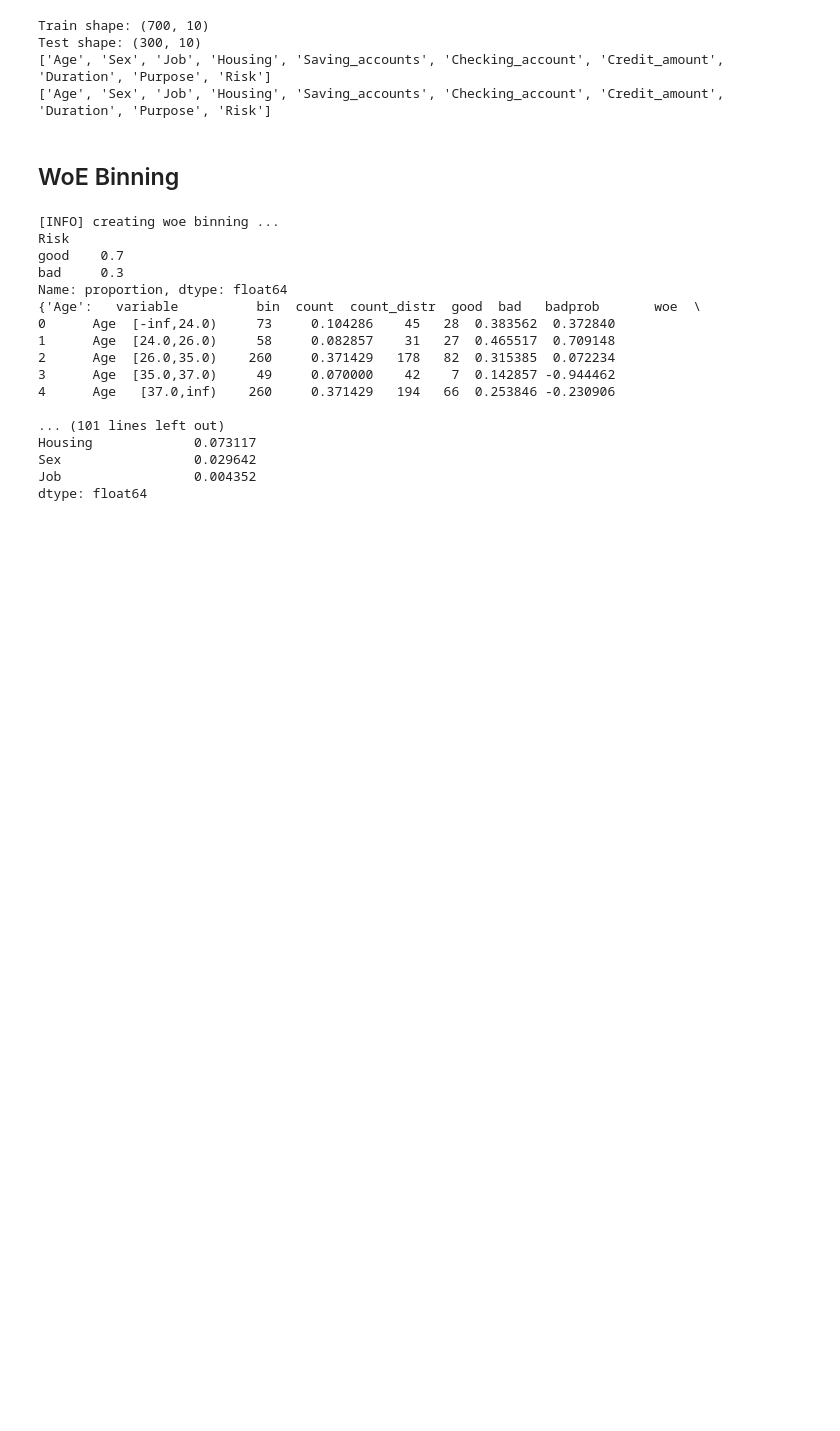
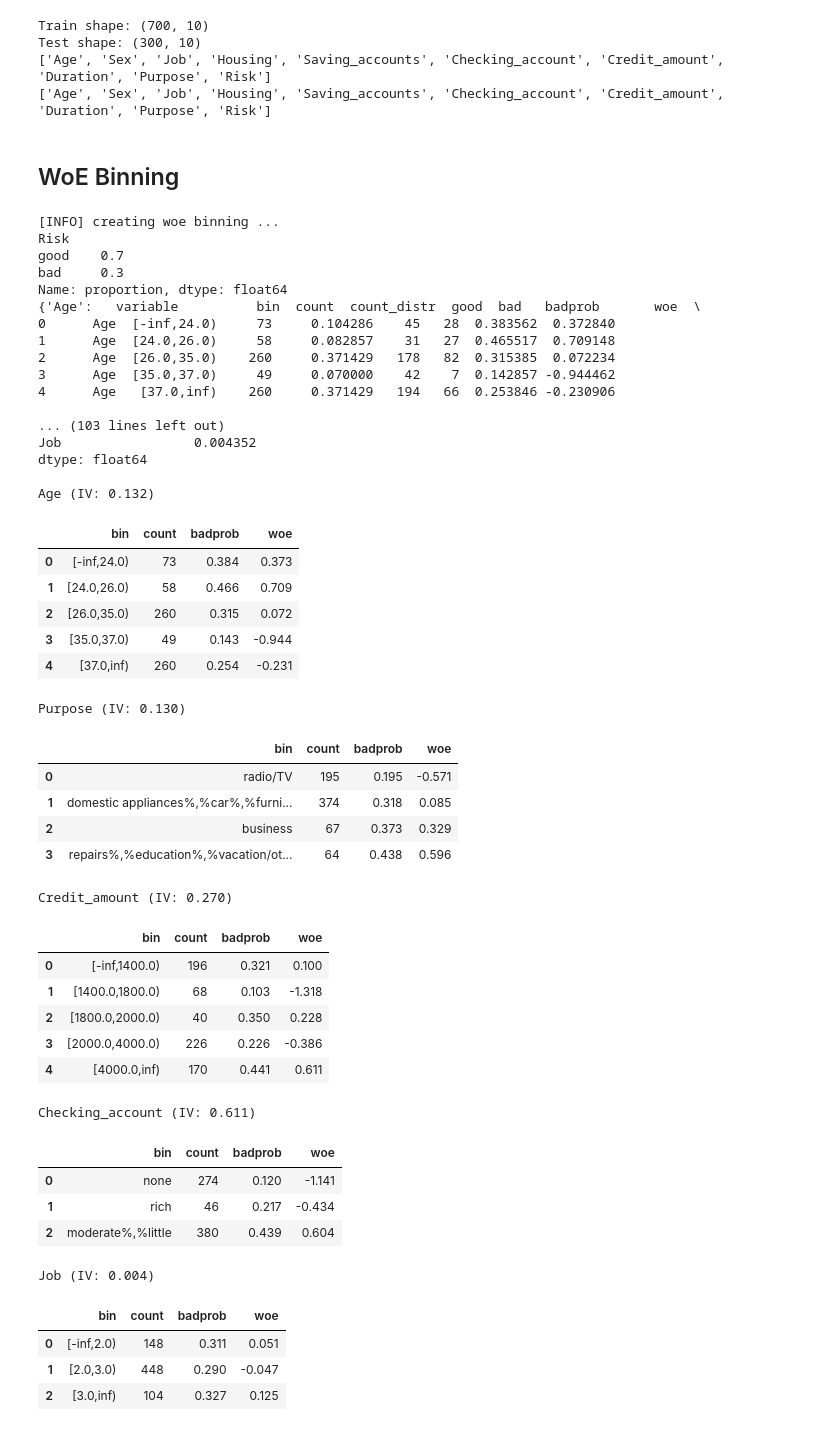
Before and after one commit to AishaMadiyahh/credit-risk-scorecard, a Jupyter notebook: exploration.ipynb, the cells around one changed output. Drawn from its saved outputs; the diff is of its cells as text; code cells hidden in the pictures; blank space fills up the shorter version.

Commit message:
WoE binning + IV values interpretation

```diff
--- a/exploration.ipynb
+++ b/exploration.ipynb
@@ -84,31 +84,64 @@ Test shape: (300, 10)
 # %%
 import warnings
 warnings.filterwarnings("ignore", category=UserWarning)
 warnings.filterwarnings("ignore", category=FutureWarning)
 
 bins = sc.woebin(train, y="Risk") #finds sensible grouping + calculates WoE val & IV score for every group
 
-print(train["Risk"].value_counts(normalize=True))
+print(train["Risk"].value_counts(normalize=True)) # gets the averages for compariosn of the badprob column.
 print(bins)
 
 iv_summary = {var: bins[var]["total_iv"].iloc[0] for var in bins}
 iv_summary = pd.Series(iv_summary).sort_values(ascending=False)
-print(iv_summary)
+print(iv_summary) #IV values
+
+for var in bins:
+    print(f"\n{var} (IV: {bins[var]['total_iv'].iloc[0]:.3f})")
+    display(bins[var][["bin", "count", "badprob", "woe"]].round(3)) #for a more organised/readble look
 # %% [output]
 [INFO] creating woe binning ...
 Risk
 good    0.7
 bad     0.3
 Name: proportion, dtype: float64
 {'Age':   variable          bin  count  count_distr  good  bad   badprob       woe  \
 0      Age  [-inf,24.0)     73     0.104286    45   28  0.383562  0.372840
 1      Age  [24.0,26.0)     58     0.082857    31   27  0.465517  0.709148
 2      Age  [26.0,35.0)    260     0.371429   178   82  0.315385  0.072234
 3      Age  [35.0,37.0)     49     0.070000    42    7  0.142857 -0.944462
 4      Age   [37.0,inf)    260     0.371429   194   66  0.253846 -0.230906
 
-... (101 lines left out)
-Housing             0.073117
-Sex                 0.029642
+... (103 lines left out)
 Job                 0.004352
 dtype: float64
+
+Age (IV: 0.132)
+|  | bin | count | badprob | woe |
+| 0 | [-inf,24.0) | 73 | 0.384 | 0.373 |
+| 1 | [24.0,26.0) | 58 | 0.466 | 0.709 |
+| 2 | [26.0,35.0) | 260 | 0.315 | 0.072 |
+| 3 | [35.0,37.0) | 49 | 0.143 | -0.944 |
+| 4 | [37.0,inf) | 260 | 0.254 | -0.231 |
+Purpose (IV: 0.130)
+|  | bin | count | badprob | woe |
+| 0 | radio/TV | 195 | 0.195 | -0.571 |
+| 1 | domestic appliances%,%car%,%furni... | 374 | 0.318 | 0.085 |
+| 2 | business | 67 | 0.373 | 0.329 |
+| 3 | repairs%,%education%,%vacation/ot... | 64 | 0.438 | 0.596 |
+Credit_amount (IV: 0.270)
+|  | bin | count | badprob | woe |
+| 0 | [-inf,1400.0) | 196 | 0.321 | 0.100 |
+| 1 | [1400.0,1800.0) | 68 | 0.103 | -1.318 |
+| 2 | [1800.0,2000.0) | 40 | 0.350 | 0.228 |
+| 3 | [2000.0,4000.0) | 226 | 0.226 | -0.386 |
+| 4 | [4000.0,inf) | 170 | 0.441 | 0.611 |
+Checking_account (IV: 0.611)
+|  | bin | count | badprob | woe |
+| 0 | none | 274 | 0.120 | -1.141 |
+| 1 | rich | 46 | 0.217 | -0.434 |
+| 2 | moderate%,%little | 380 | 0.439 | 0.604 |
+Job (IV: 0.004)
+|  | bin | count | badprob | woe |
+| 0 | [-inf,2.0) | 148 | 0.311 | 0.051 |
+| 1 | [2.0,3.0) | 448 | 0.290 | -0.047 |
+| 2 | [3.0,inf) | 104 | 0.327 | 0.125 |
```
Also changed, not shown: parts of 1 cell of this notebook.
